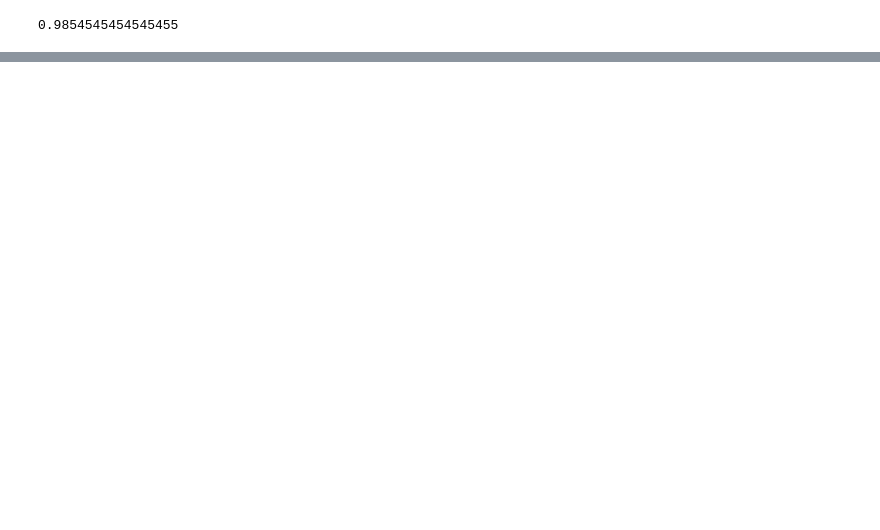
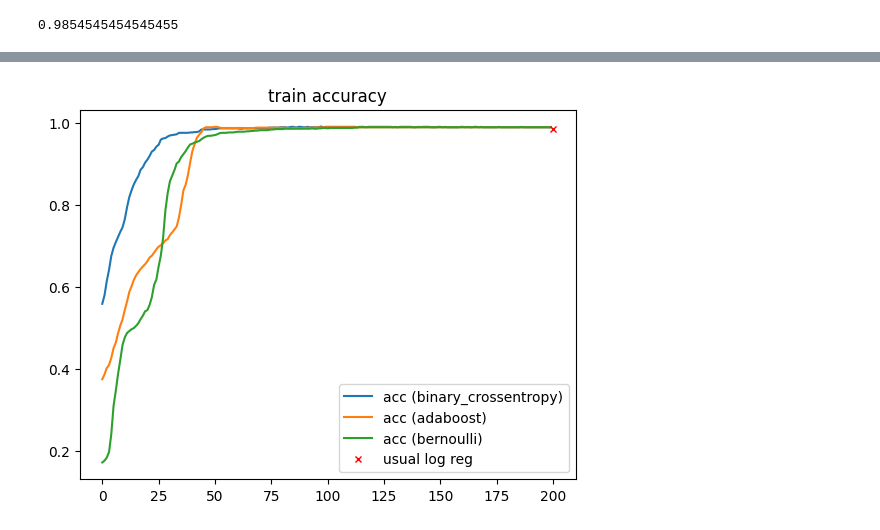
Before and after one commit to varCODEx/labs-ml-t7-2, a Jupyter notebook: main.ipynb, the cells around one changed output, grey strips where cells are left out. Drawn from its saved outputs; the diff is of its cells as text; code cells hidden in the pictures; blank space fills up the shorter version.

```diff
--- a/main.ipynb
+++ b/main.ipynb
@@ -163 +141,10 @@ acc
+# %%
+for hist, labels in zip(histories, ['binary_crossentropy', 'adaboost', 'bernoulli'], strict=True):
+    plt.plot(hist.history['binary_accuracy'], label=f'acc ({labels})')
+
+plt.plot(len(histories[0].history['binary_accuracy']), acc, 'rx', markersize=5, label='usual log reg')
+plt.legend()
+plt.title('train accuracy');
+# %% [output]
+[figure, added]
 # %%
```
Also changed, not shown: parts of 19 cells of this notebook.
